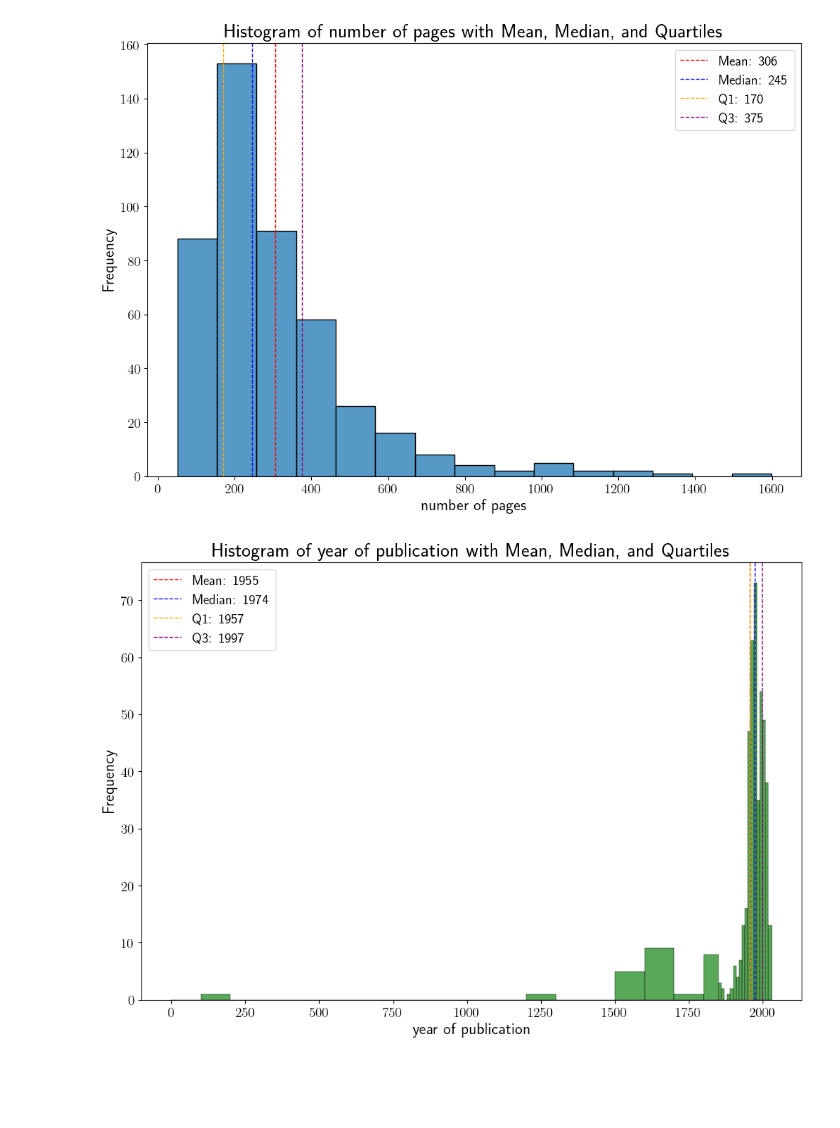
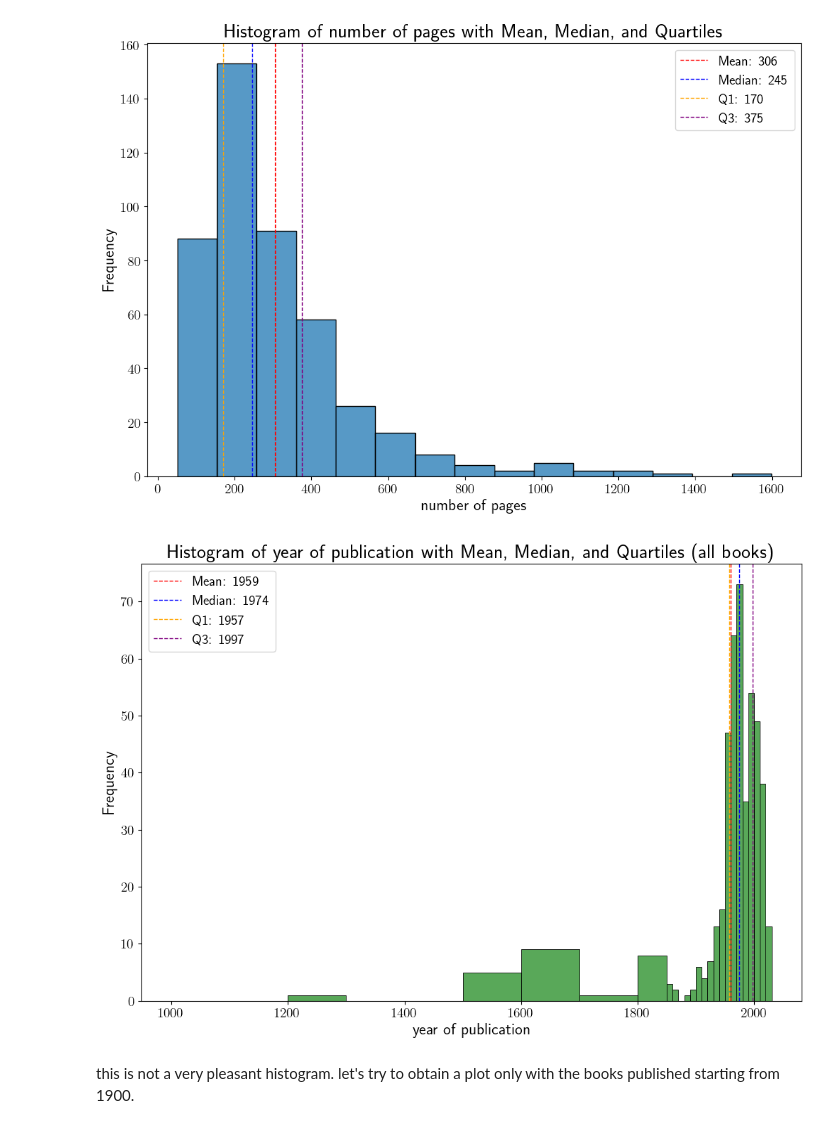
Before and after one commit to anvi-git/Project_Book_library, a Jupyter notebook: book_library.ipynb, the cells around one changed output. Drawn from its saved outputs; the diff is of its cells as text; code cells hidden in the pictures; blank space fills up the shorter version.

```diff
--- a/book_library.ipynb
+++ b/book_library.ipynb
@@ -111,27 +111,28 @@ median_pub_year = publ_year.median()
 quartiles_pub_year = publ_year.quantile([0.25,0.75])
 # %%
 # Plot a histogram of column 'year of publication'
-bins_publ_year = [0,100,200,300,400,500,600,700,800,900,1000,1100,
-                  1200,1300,1400,1500,1600,1700,1800,1850,1860,1870,
-                  1880,1890,1900,1910,1920,1930,1940,1950,1960,1970,
-                  1980,1990,2000,2010,2020,2030]
+bins_publ_year = [1000,1100,1200,1300,1400,1500,1600,1700,1800,1850,1860,1870,
+                  1880,1890,1900,1910,1920,1930,1940,1950,1960,1970,1980,1990,
+                  2000,2010,2020,2030]
 
 sns.histplot(publ_year, bins=bins_publ_year, kde=False, color='forestgreen')
 
 # Add lines for mean, median, and quartiles
 plt.axvline(mean_pub_year, color='red', linestyle='dashed', linewidth=1, label=f'Mean: {mean_pub_year:.0f}')
 plt.axvline(median_pub_year, color='blue', linestyle='dashed', linewidth=1, label=f'Median: {median_pub_year:.0f}')
 plt.axvline(quartiles_pub_year[0.25], color='orange', linestyle='dashed', linewidth=1, label=f'Q1: {quartiles_pub_year[0.25]:.0f}')
 plt.axvline(quartiles_pub_year[0.75], color='purple', linestyle='dashed', linewidth=1, label=f'Q3: {quartiles_pub_year[0.75]:.0f}')
 
 # add titles
-plt.title('Histogram of year of publication with Mean, Median, and Quartiles')
+plt.title('Histogram of year of publication with Mean, Median, and Quartiles (all books)')
 # add labels
 plt.ylabel('Frequency')
 plt.legend()
 # Show the plot
 plt.show()
 # %% [output]
-[figure, old version]
+[figure, new version]
+# %% [markdown]
+this is not a very pleasant histogram. let's try to obtain a plot only with the books published starting from 1900.
 # %%
 #####
```
Also changed, not shown: parts of 3 cells of this notebook, 1 other file.
